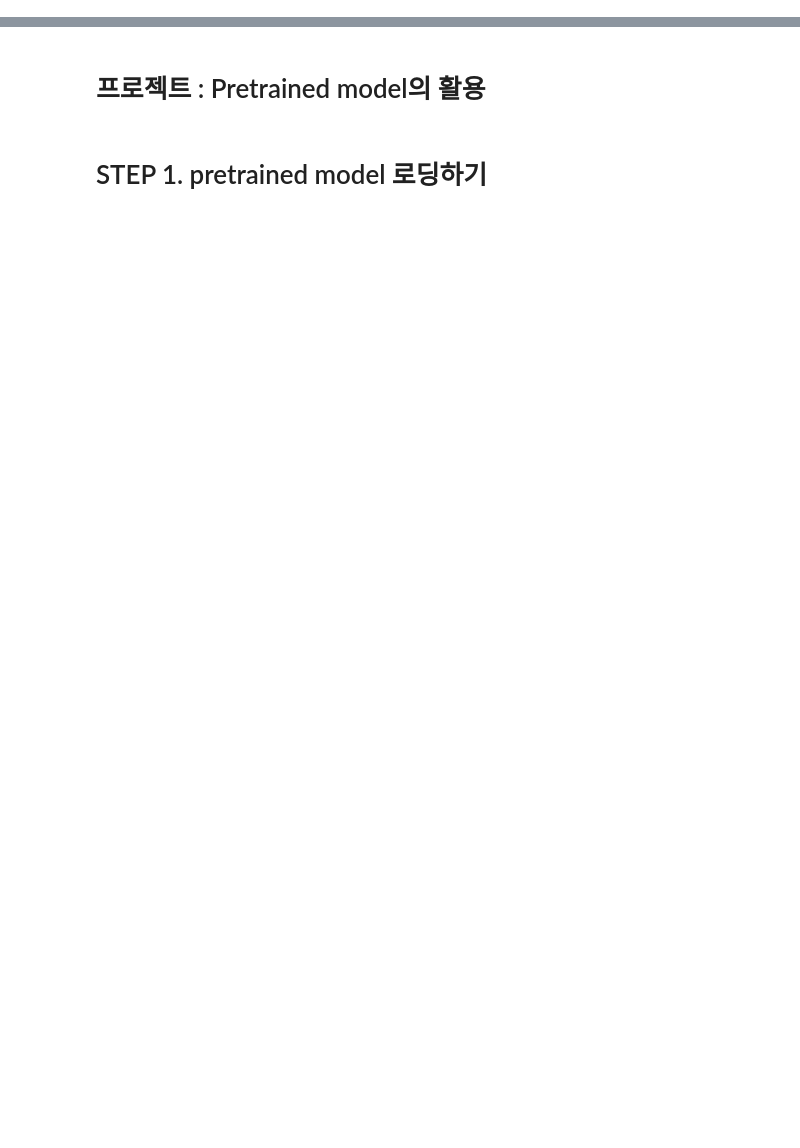
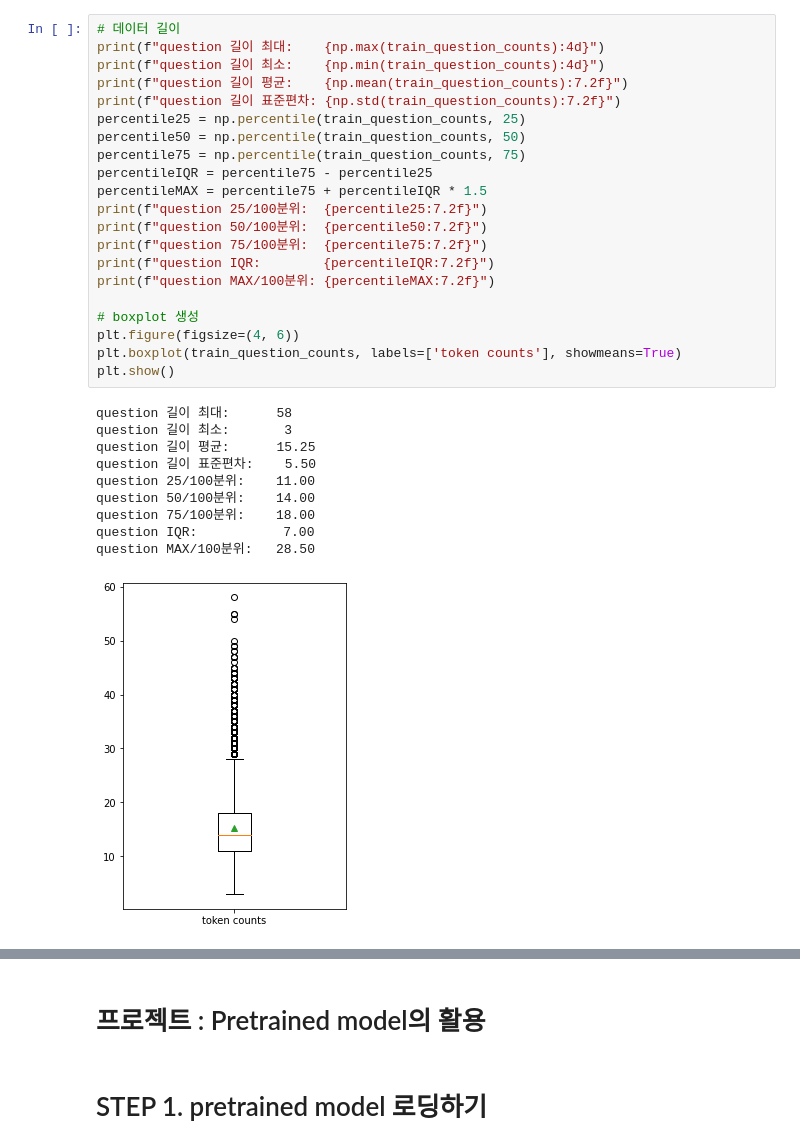
Before and after one commit to JUHYUN030/AIFFEL_project, a Jupyter notebook: [E-13]BERT_qna.ipynb, the cells around one changed output, grey strips where cells are left out. Saved outputs shown, nothing was run; the diff lists cells and outputs as text; blank space fills up the shorter version.

```diff
--- a/[E-13]BERT_qna.ipynb
+++ b/[E-13]BERT_qna.ipynb
@@ -0,0 +384,32 @@
+# %%
+# 데이터 길이
+print(f"question 길이 최대:    {np.max(train_question_counts):4d}")
+print(f"question 길이 최소:    {np.min(train_question_counts):4d}")
+print(f"question 길이 평균:    {np.mean(train_question_counts):7.2f}")
+print(f"question 길이 표준편차: {np.std(train_question_counts):7.2f}")
+percentile25 = np.percentile(train_question_counts, 25)
+percentile50 = np.percentile(train_question_counts, 50)
+percentile75 = np.percentile(train_question_counts, 75)
+percentileIQR = percentile75 - percentile25
+percentileMAX = percentile75 + percentileIQR * 1.5
+print(f"question 25/100분위:  {percentile25:7.2f}")
+print(f"question 50/100분위:  {percentile50:7.2f}")
+print(f"question 75/100분위:  {percentile75:7.2f}")
+print(f"question IQR:        {percentileIQR:7.2f}")
+print(f"question MAX/100분위: {percentileMAX:7.2f}")
+
+# boxplot 생성
+plt.figure(figsize=(4, 6))
+plt.boxplot(train_question_counts, labels=['token counts'], showmeans=True)
+plt.show()
+# %% [output]
+question 길이 최대:      58
+question 길이 최소:       3
+question 길이 평균:      15.25
+question 길이 표준편차:    5.50
+question 25/100분위:    11.00
+question 50/100분위:    14.00
+question 75/100분위:    18.00
+question IQR:           7.00
+question MAX/100분위:   28.50
+[figure, added]
```
Also changed, not shown: parts of 69 cells of this notebook.
